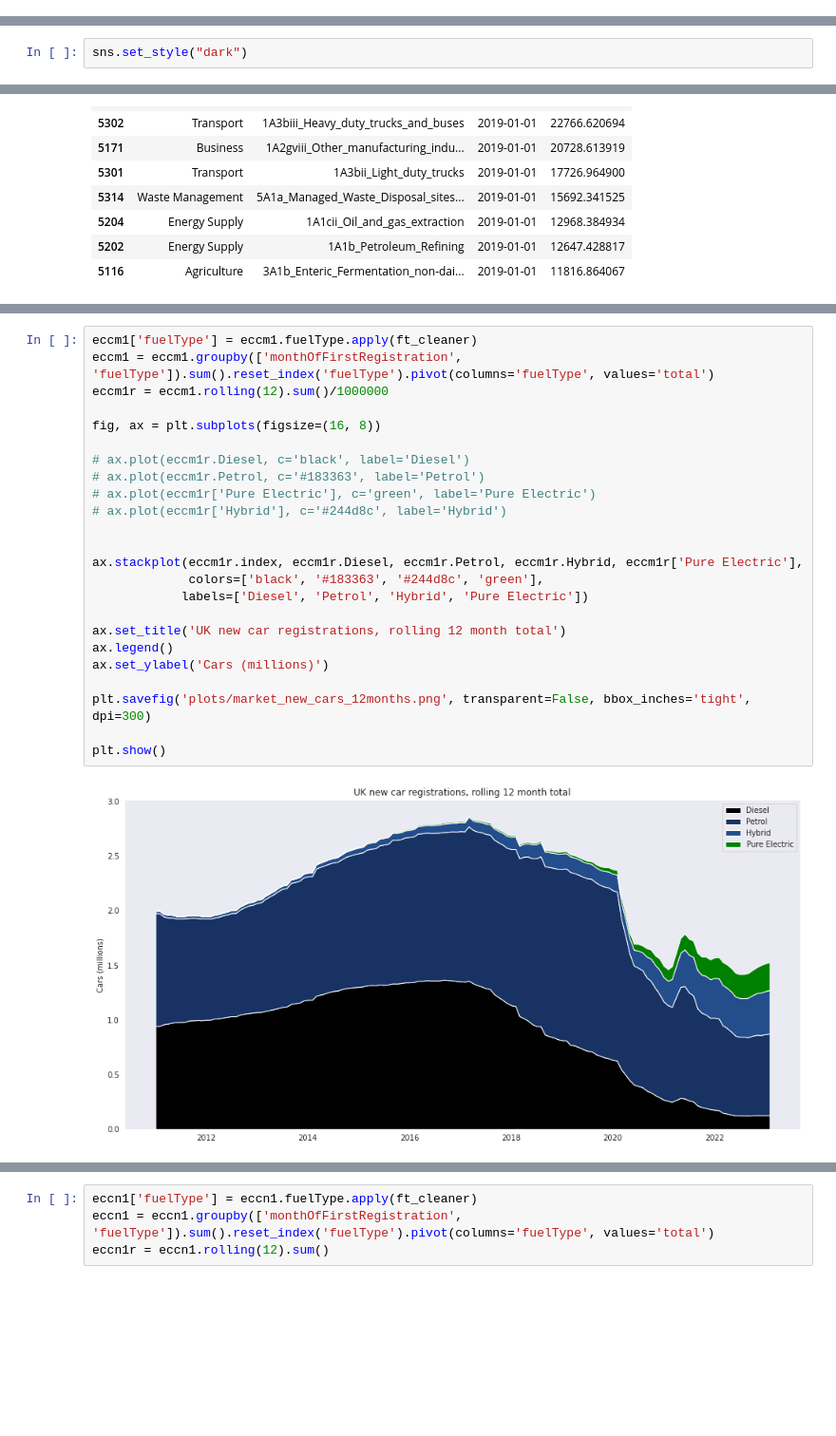
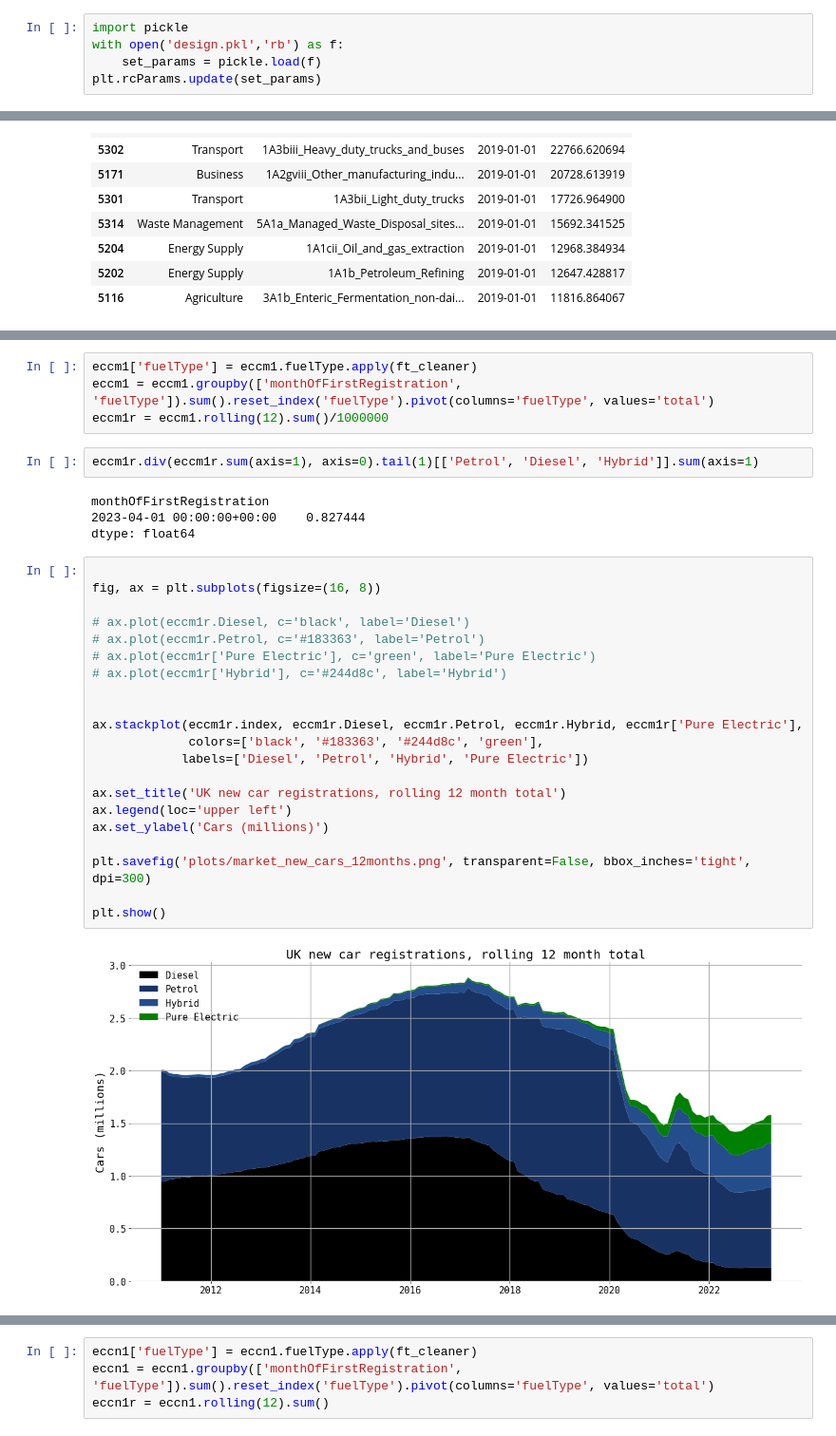
Before and after one commit to New-AutoMotive/zev_mandate, a Jupyter notebook: 00) UK Transport Emissions.ipynb, the cells around one changed output, grey strips where cells are left out. Shown at 95% size. Saved outputs shown, nothing was run; the diff lists cells and outputs as text; blank space fills up the shorter version.

```diff
--- a/00) UK Transport Emissions.ipynb
+++ b/00) UK Transport Emissions.ipynb
@@ -17,3 +14,8 @@ The google.cloud.bigquery extension is already loaded. To reload it, use:
+# %%
+import pickle
+with open('design.pkl','rb') as f:
+    set_params = pickle.load(f)
+plt.rcParams.update(set_params)
 # %%
 def ft_cleaner(x):
     x = x.replace('GAS BI-FUEL', 'Other').replace('GAS', 'Other').replace('GAS DIESEL', 'Other').replace('PETROL/GAS', 'Other').replace('LPG', 'Other').replace('STEAM', 'Other').replace('LNG', 'Other').replace('OTHER', 'Other').replace('CNG', 'Other')
@@ -23,8 +25,6 @@ def ft_cleaner(x):
     x = x.replace('DIESEL', 'Diesel').replace('Other Diesel', 'Diesel')
     x = x.replace('ELECTRICITY', 'Pure Electric').replace('ELECTRIC', 'Pure Electric')
     return x
-# %%
-sns.set_style("dark")
 # %%
 em = pd.read_excel('data/2209201114_DA_GHGI_1990-2020_Final_v4.1_AR4_AR5.xlsm', sheet_name='UK By Source_AR5', header=16, usecols='B:AC')
 em['NCFormat'] = em.NCFormat.fillna(method='ffill')
@@ -130,31 +138,38 @@ AND monthOfFirstRegistration < '2023-03-01'
 AND fuelType IS NOT NULL
 GROUP BY monthOfFirstRegistration, fuelType
+# %%
+eccm1['fuelType'] = eccm1.fuelType.apply(ft_cleaner)
+eccm1 = eccm1.groupby(['monthOfFirstRegistration', 'fuelType']).sum().reset_index('fuelType').pivot(columns='fuelType', values='total')
+eccm1r = eccm1.rolling(12).sum()/1000000
+# %%
+eccm1r.div(eccm1r.sum(axis=1), axis=0).tail(1)[['Petrol', 'Diesel', 'Hybrid']].sum(axis=1)
+# %% [output]
+monthOfFirstRegistration
+2023-04-01 00:00:00+00:00    0.827444
+dtype: float64
 # %%
-eccm1['fuelType'] = eccm1.fuelType.apply(ft_cleaner)
-eccm1 = eccm1.groupby(['monthOfFirstRegistration', 'fuelType']).sum().reset_index('fuelType').pivot(columns='fuelType', values='total')
-eccm1r = eccm1.rolling(12).sum()/1000000
 
 fig, ax = plt.subplots(figsize=(16, 8))
 
 # ax.plot(eccm1r.Diesel, c='black', label='Diesel')
 # ax.plot(eccm1r.Petrol, c='#183363', label='Petrol')
 # ax.plot(eccm1r['Pure Electric'], c='green', label='Pure Electric')
 # ax.plot(eccm1r['Hybrid'], c='#244d8c', label='Hybrid')
 
 
 ax.stackplot(eccm1r.index, eccm1r.Diesel, eccm1r.Petrol, eccm1r.Hybrid, eccm1r['Pure Electric'],
              colors=['black', '#183363', '#244d8c', 'green'],
             labels=['Diesel', 'Petrol', 'Hybrid', 'Pure Electric'])
 
 ax.set_title('UK new car registrations, rolling 12 month total')
-ax.legend()
+ax.legend(loc='upper left')
 ax.set_ylabel('Cars (millions)')
 
 plt.savefig('plots/market_new_cars_12months.png', transparent=False, bbox_inches='tight', dpi=300)
 
 plt.show()
 # %% [output]
-[figure, old version]
+[figure, new version]
 # %%
 %%bigquery eccn1 --project rugged-baton-283921
 SELECT monthOfFirstRegistration, fuelType, COUNT(*) as total
```
Also changed, not shown: parts of 9 cells of this notebook, 4 other files.
